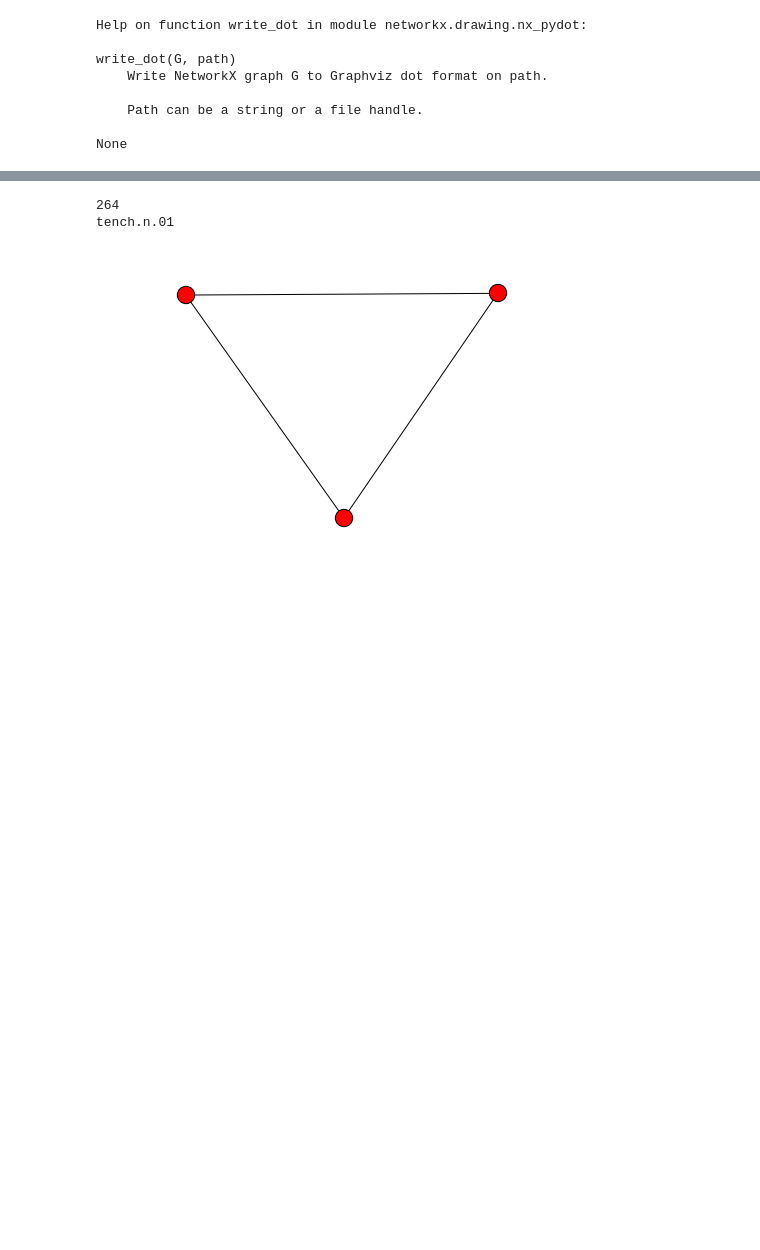
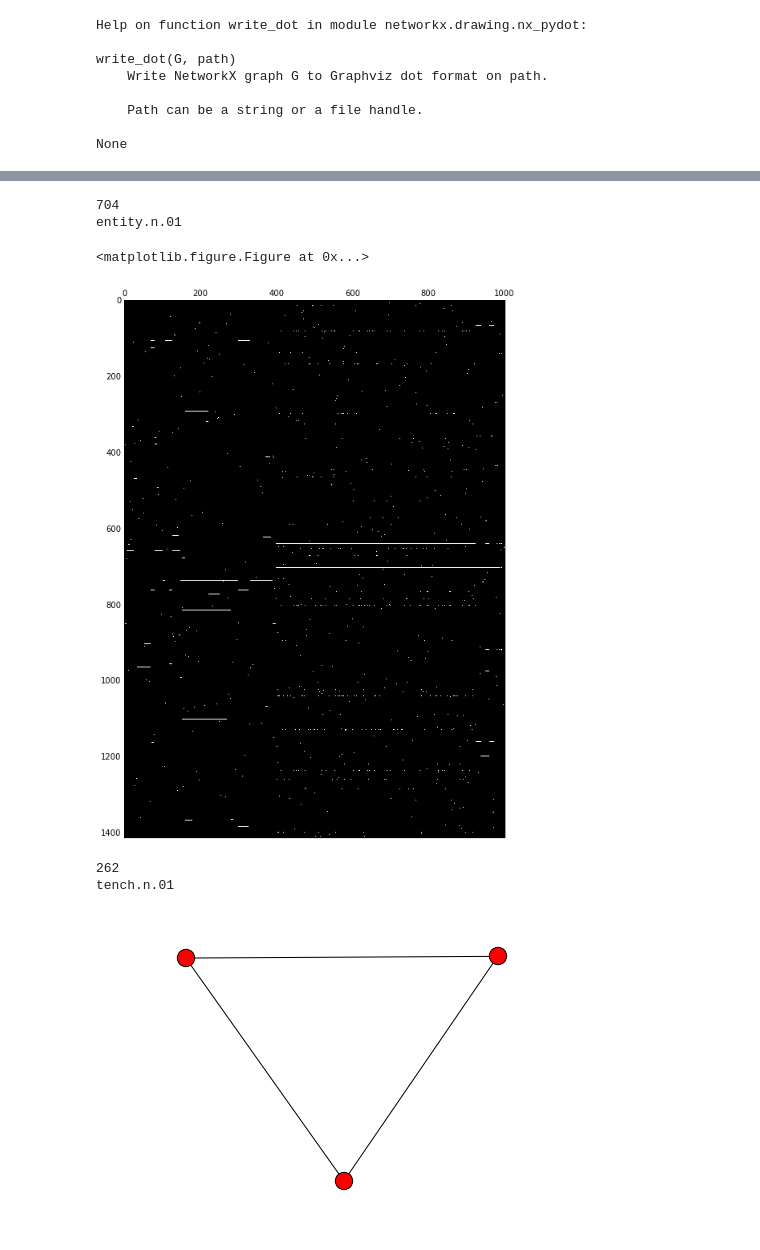
Before and after one commit to jal278/fobj, a Jupyter notebook: nodecalc/niche heirarchy.ipynb, the cells around one changed output, grey strips where cells are left out. Drawn from its saved outputs; the diff is of its cells as text; code cells hidden in the pictures; blank space fills up the shorter version.

```diff
--- a/nodecalc/niche heirarchy.ipynb
+++ b/nodecalc/niche heirarchy.ipynb
@@ -102,3 +102,16 @@ write_dot(G, path)
     Path can be a string or a file handle.
 
 None
+# %%
+node = graph.nodes()[100]
+
+b=node
+for k in range(10):
+ h = b.hypernyms()
+ print h
+ b = h[0]
+
+print nx.ancestors(graph,node)
+for x in nx.descendants(graph,node):
+    print synsets_list[0]
+    print synsets_list.index(x)
@@ -111,41 +136,57 @@ plt.show()
 # %%
 niches=[]
 niche_names=[]
 
-for node in graph.nodes():
+for node in graph.nodes(): #[10:11]:
  children= nx.descendants(graph,node) #.descendants()
  children.add(node)
  children = list(children)
+ #print node,len(children)
+ niche=[]
  for child in children:
-        niche=[]
+        offset = child.offset()
+        #print child,offset
+        if offset in synsets_list:
+            #print "IN:",offset,synsets_list.index(offset)
+            niche.append(synsets_list.index(offset))
 
-        offset = child.offset()
-        if offset in synsets_list:
-            #print offset,synsets_list.index(offset)
-            niche.append(synsets_list.index(offset))
  niches.append(niche)
+ #print len(niche)
  niche_names.append(node.name())
 
 import numpy as np
 niche_matrix = np.zeros((len(niches),len(synsets_list)))
 
 for _idx in xrange(len(niches)):
  ones = niches[_idx]
+ #print len(ones)
  for k in ones:
     niche_matrix[_idx,k]=1
+
+plt.gray()
+plt.figure(figsize=(12,12))
+plt.matshow(niche_matrix,fignum=0)
+
+print niche_matrix.sum(1).argmax()
+print niche_names[704]
+# %% [output]
+704
+entity.n.01
+<matplotlib.figure.Figure at 0x...>
+[figure, added]
 # %%
 score_vector= np.zeros((1000))
 score_vector[0]=1.0
 
 res = np.dot(score_vector,niche_matrix.T)
 print np.argmax(res)
-res[264]
-print niche_names[264]
+res[262]
+print niche_names[262]
 
 import cPickle
 cPickle.dump([niche_matrix,niche_names],open("niche_calc.pkl","wb"))
 # %% [output]
-264
+262
 tench.n.01
 # %%
 
```
Also changed, not shown: parts of 4 cells of this notebook, 5 other files.
